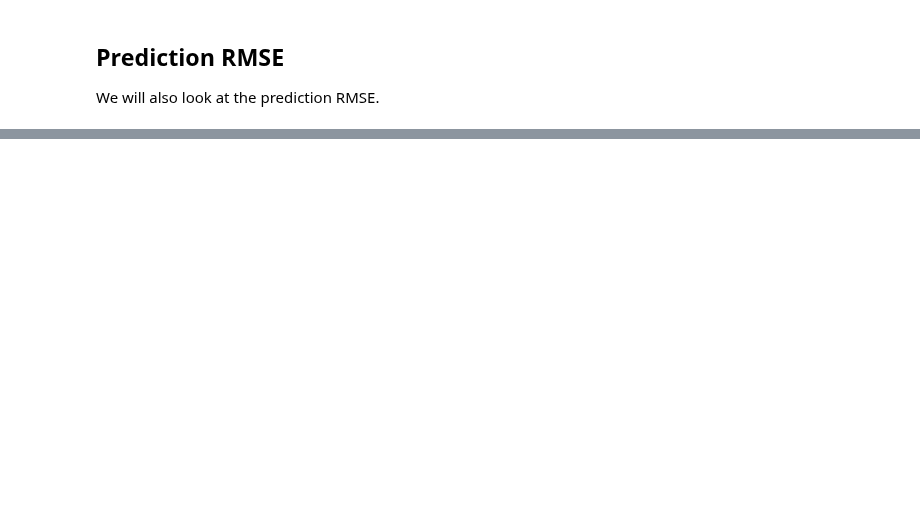
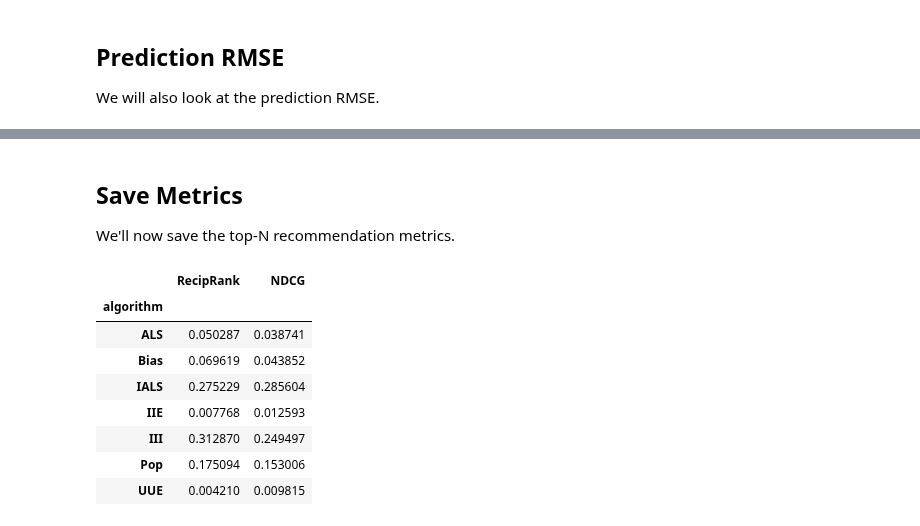
Before and after one commit to lenskit/lk-demo-experiment, a Jupyter notebook: eval-report.ml10m.ipynb, the cells around one changed output, grey strips where cells are left out. Saved outputs shown, nothing was run; the diff lists cells and outputs as text; code cells hidden in the pictures; blank space fills up the shorter version.

```diff
--- a/eval-report.ml10m.ipynb
+++ b/eval-report.ml10m.ipynb
@@ -303,0 +189,18 @@ sns.catplot(x='algorithm', y='RMSE', data=user_rmse, kind='bar')
+# %% [markdown]
+## Save Metrics
+
+We'll now save the top-N recommendation metrics.
+# %%
+saved = results[['recip_rank', 'ndcg']].rename(columns={'ndcg': 'NDCG', 'recip_rank': 'RecipRank'})
+saved = saved.groupby('algorithm').agg('mean')
+saved
+# %% [output]
+|  | RecipRank | NDCG |
+| algorithm |  |  |
+| ALS | 0.050287 | 0.038741 |
+| Bias | 0.069619 | 0.043852 |
+| IALS | 0.275229 | 0.285604 |
+| IIE | 0.007768 | 0.012593 |
+| III | 0.312870 | 0.249497 |
+| Pop | 0.175094 | 0.153006 |
+| UUE | 0.004210 | 0.009815 |
```
Also changed, not shown: parts of 27 cells of this notebook, 3 other files.
